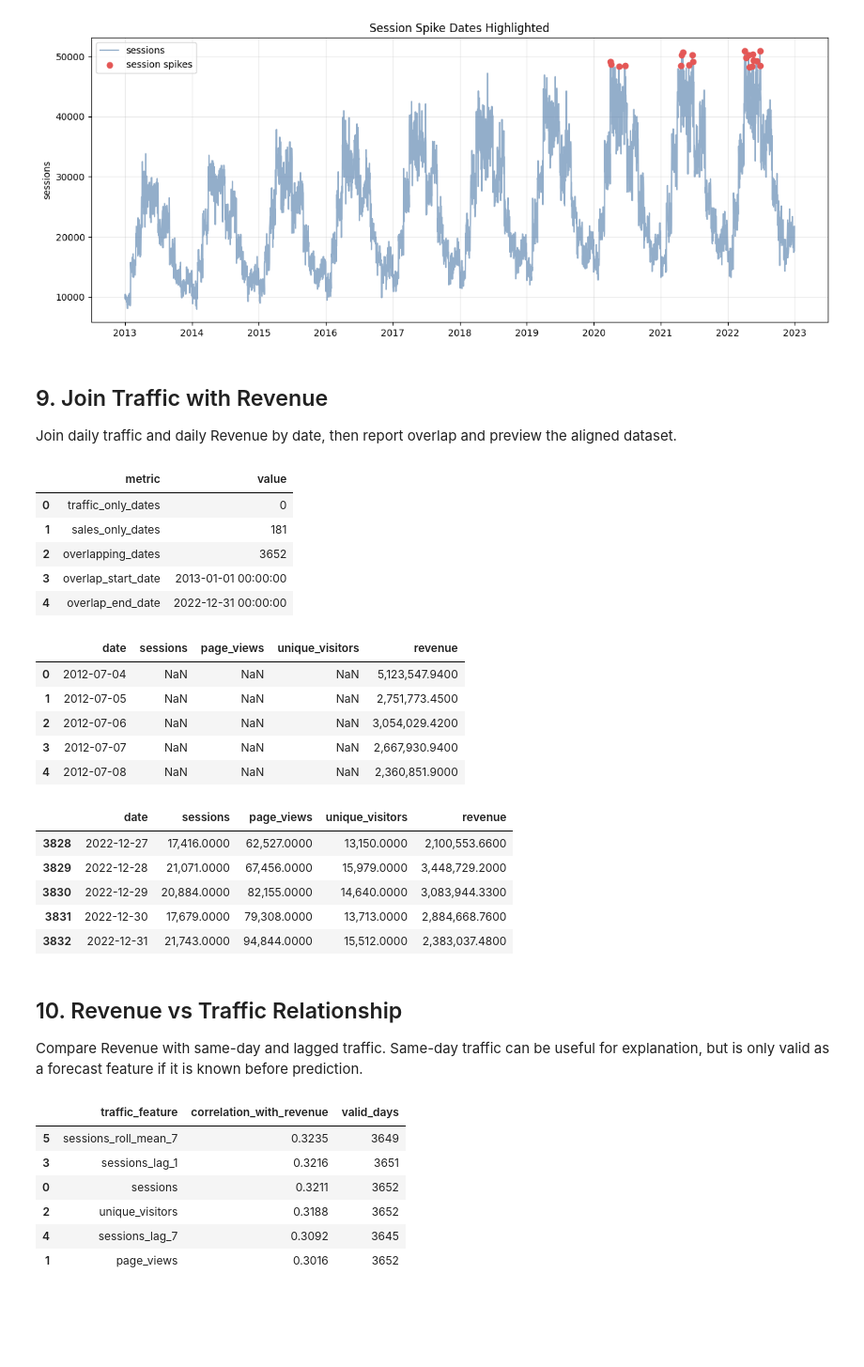
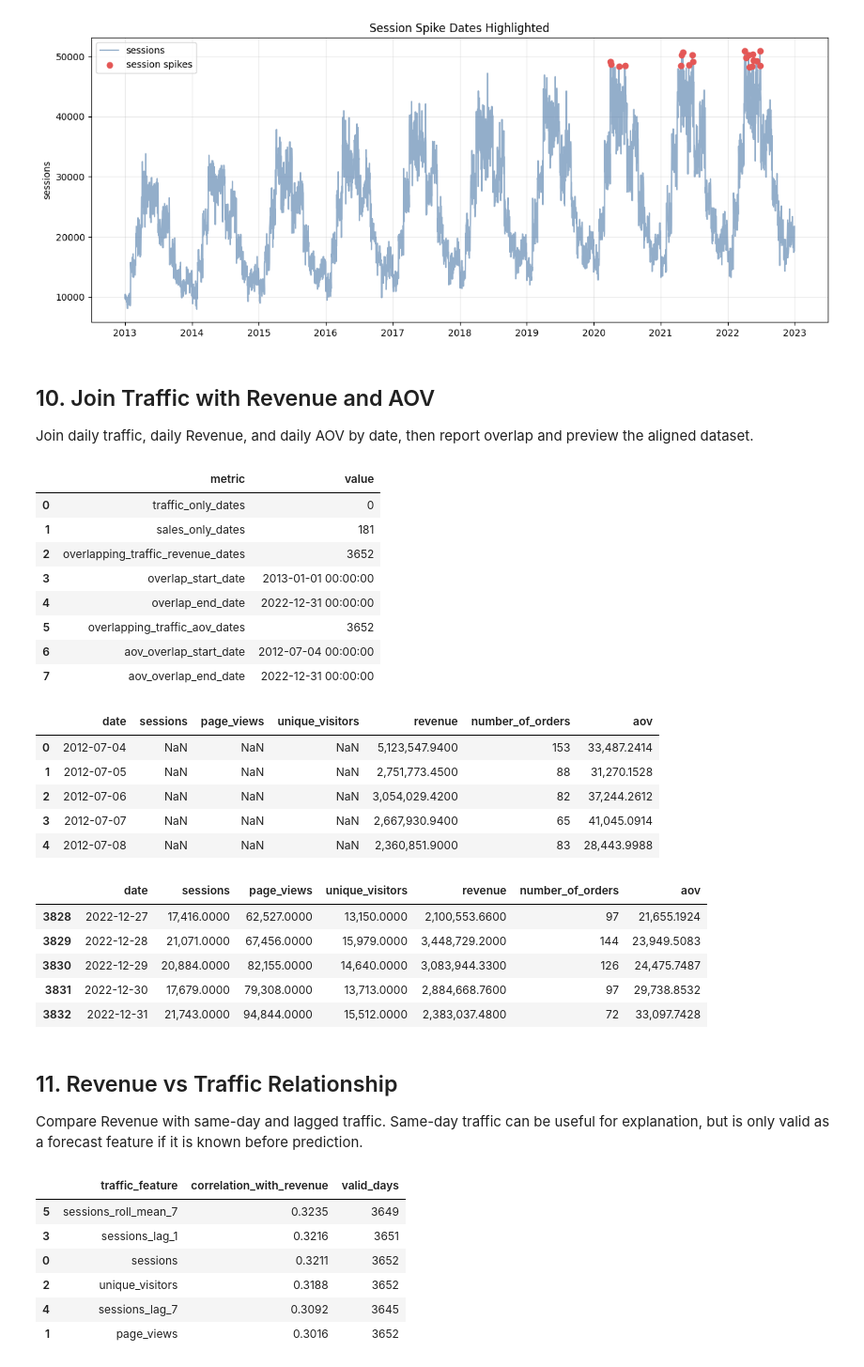
Before and after one commit to thaoanhlehoang/Datathon-2026-Inlier, a Jupyter notebook: ai_eda/eda_24_web_traffic_trend_analysis.ipynb, the cells around one changed output. Shown at 94% size. Cells and saved outputs as stored; diff of their text form; code cells hidden in the pictures; blank space fills up the shorter version.

```diff
--- a/ai_eda/eda_24_web_traffic_trend_analysis.ipynb
+++ b/ai_eda/eda_24_web_traffic_trend_analysis.ipynb
@@ -25,7 +25,7 @@ plt.rcParams['axes.grid'] = True
 plt.rcParams['grid.alpha'] = 0.25
 
 ROOT = Path.cwd()
-FILES = ['web_traffic.csv', 'sales.csv']
+FILES = ['web_traffic.csv', 'sales.csv', 'orders.csv']
 
 def normalize_name(name):
     return re.sub(r'[^a-z0-9]+', '', str(name).strip().lower())
@@ -70,9 +71,10 @@ def safe_read_csv(path, name):
 
 traffic_raw = safe_read_csv(selected_paths.get('web_traffic.csv'), 'web_traffic.csv')
 sales_raw = safe_read_csv(selected_paths.get('sales.csv'), 'sales.csv')
+orders_raw = safe_read_csv(selected_paths.get('orders.csv'), 'orders.csv')
 
 schema_rows = []
-for name, df in [('web_traffic.csv', traffic_raw), ('sales.csv', sales_raw)]:
+for name, df in [('web_traffic.csv', traffic_raw), ('sales.csv', sales_raw), ('orders.csv', orders_raw)]:
     if df is not None:
         schema_rows.append({'file': name, 'rows': len(df), 'columns': len(df.columns), 'column_names': ', '.join(map(str, df.columns))})
 schema_overview = pd.DataFrame(schema_rows)
@@ -162,6 +166,10 @@ if traffic_raw is not None:
 if sales_raw is not None:
     cols['sales_date'] = find_col(sales_raw, ['date', 'sales_date', 'order_date', 'revenue_date'], include_any=['date', 'day'])
     cols['revenue'] = infer_revenue_col(sales_raw)
+if orders_raw is not None:
+    cols['order_date'] = find_col(orders_raw, ['order_date', 'date', 'created_at', 'created_date'], include_any=['orderdate', 'date', 'day'])
+    cols['order_id'] = find_col(orders_raw, ['order_id', 'id', 'transaction_id', 'invoice_id'], include_any=['orderid', 'transactionid', 'invoice'], exclude_any=['date', 'amount', 'revenue', 'price', 'zip'])
+    cols['order_status'] = find_col(orders_raw, ['order_status', 'status', 'state'], include_any=['status', 'state'], exclude_any=['date', 'amount', 'revenue', 'price'])
 
 identified_columns = pd.DataFrame([{'role': k, 'column': v} for k, v in cols.items()])
 display(identified_columns)
@@ -506,51 +603,68 @@ else:
 | 232 | 2021-04-14 | 41868 | 218893 | 33201 | page_views | 218893 | 2.4800 | 0.9866 | ... |
 [figure]
 # %% [markdown]
-## 9. Join Traffic with Revenue
+## 10. Join Traffic with Revenue and AOV
 
-Join daily traffic and daily Revenue by date, then report overlap and preview the aligned dataset.
+Join daily traffic, daily Revenue, and daily AOV by date, then report overlap and preview the aligned dataset.
 # %%
 joined = pd.DataFrame()
 overlap_report = pd.DataFrame()
 if traffic_daily.empty or sales_daily.empty:
     print('Traffic or sales daily data is unavailable; join analysis cannot be computed.')
 else:
     joined = traffic_daily.merge(sales_daily, on='date', how='outer', indicator=True).sort_values('date')
     traffic_only = int((joined['_merge'] == 'left_only').sum())
     sales_only = int((joined['_merge'] == 'right_only').sum())
     overlap = joined[joined['_merge'] == 'both'].copy()
-    overlap_report = pd.DataFrame([
+    overlap_rows = [
         {'metric': 'traffic_only_dates', 'value': traffic_only},
         {'metric': 'sales_only_dates', 'value': sales_only},
-        {'metric': 'overlapping_dates', 'value': len(overlap)},
+        {'metric': 'overlapping_traffic_revenue_dates', 'value': len(overlap)},
         {'metric': 'overlap_start_date', 'value': overlap['date'].min() if not overlap.empty else pd.NaT},
         {'metric': 'overlap_end_date', 'value': overlap['date'].max() if not overlap.empty else pd.NaT},
-    ])
+    ]
+    joined = joined.drop(columns=['_merge'])
+    if not aov_daily.empty:
+        joined = joined.merge(aov_daily[['date', 'number_of_orders', 'aov']], on='date', how='left')
+        aov_overlap = joined.dropna(subset=['aov'])
+        if traffic_metrics:
+            traffic_available = aov_overlap[traffic_metrics].notna().any(axis=1) if all(m in aov_overlap.columns for m in traffic_metrics) else pd.Series(False, index=aov_overlap.index)
+            overlapping_traffic_aov_dates = int(traffic_available.sum())
+        else:
+            overlapping_traffic_aov_dates = 0
+        overlap_rows.extend([
+            {'metric': 'overlapping_traffic_aov_dates', 'value': overlapping_traffic_aov_dates},
+            {'metric': 'aov_overlap_start_date', 'value': aov_overlap['date'].min() if not aov_overlap.empty else pd.NaT},
+            {'metric': 'aov_overlap_end_date', 'value': aov_overlap['date'].max() if not aov_overlap.empty else pd.NaT},
+        ])
+    overlap_report = pd.DataFrame(overlap_rows)
     display(overlap_report)
-    joined = joined.drop(columns=['_merge'])
     display(joined.head())
     display(joined.tail())
 # %% [output]
 |  | metric | value |
 | 0 | traffic_only_dates | 0 |
 | 1 | sales_only_dates | 181 |
-| 2 | overlapping_dates | 3652 |
+| 2 | overlapping_traffic_revenue_dates | 3652 |
 | 3 | overlap_start_date | 2013-01-01 00:00:00 |
 | 4 | overlap_end_date | 2022-12-31 00:00:00 |
+| 5 | overlapping_traffic_aov_dates | 3652 |
+| 6 | aov_overlap_start_date | 2012-07-04 00:00:00 |
+| 7 | aov_overlap_end_date | 2022-12-31 00:00:00 |
-|  | date | sessions | page_views | unique_visitors | revenue |
-| 0 | 2012-07-04 | NaN | NaN | NaN | 5,123,547.9400 |
-| 1 | 2012-07-05 | NaN | NaN | NaN | 2,751,773.4500 |
-| 2 | 2012-07-06 | NaN | NaN | NaN | 3,054,029.4200 |
-| 3 | 2012-07-07 | NaN | NaN | NaN | 2,667,930.9400 |
-| 4 | 2012-07-08 | NaN | NaN | NaN | 2,360,851.9000 |
+|  | date | sessions | page_views | unique_visitors | revenue | number_of_orders | aov |
+| 0 | 2012-07-04 | NaN | NaN | NaN | 5,123,547.9400 | 153 | 33,487.2414 |
+| 1 | 2012-07-05 | NaN | NaN | NaN | 2,751,773.4500 | 88 | 31,270.1528 |
+| 2 | 2012-07-06 | NaN | NaN | NaN | 3,054,029.4200 | 82 | 37,244.2612 |
+| 3 | 2012-07-07 | NaN | NaN | NaN | 2,667,930.9400 | 65 | 41,045.0914 |
+| 4 | 2012-07-08 | NaN | NaN | NaN | 2,360,851.9000 | 83 | 28,443.9988 |
-|  | date | sessions | page_views | unique_visitors | revenue |
-| 3828 | 2022-12-27 | 17,416.0000 | 62,527.0000 | 13,150.0000 | 2,100,553.6600 |
-| 3829 | 2022-12-28 | 21,071.0000 | 67,456.0000 | 15,979.0000 | 3,448,729.2000 |
-| 3830 | 2022-12-29 | 20,884.0000 | 82,155.0000 | 14,640.0000 | 3,083,944.3300 |
-| 3831 | 2022-12-30 | 17,679.0000 | 79,308.0000 | 13,713.0000 | 2,884,668.7600 |
-| 3832 | 2022-12-31 | 21,743.0000 | 94,844.0000 | 15,512.0000 | 2,383,037.4800 |
+|  | date | sessions | page_views | unique_visitors | revenue | number_of_orders | aov |
+| 3828 | 2022-12-27 | 17,416.0000 | 62,527.0000 | 13,150.0000 | 2,100,553.6600 | 97 | 21,655.1924 |
+| 3829 | 2022-12-28 | 21,071.0000 | 67,456.0000 | 15,979.0000 | 3,448,729.2000 | 144 | 23,949.5083 |
+| 3830 | 2022-12-29 | 20,884.0000 | 82,155.0000 | 14,640.0000 | 3,083,944.3300 | 126 | 24,475.7487 |
+| 3831 | 2022-12-30 | 17,679.0000 | 79,308.0000 | 13,713.0000 | 2,884,668.7600 | 97 | 29,738.8532 |
+| 3832 | 2022-12-31 | 21,743.0000 | 94,844.0000 | 15,512.0000 | 2,383,037.4800 | 72 | 33,097.7428 |
 # %% [markdown]
-## 10. Revenue vs Traffic Relationship
+## 11. Revenue vs Traffic Relationship
 
 Compare Revenue with same-day and lagged traffic. Same-day traffic can be useful for explanation, but is only valid as a forecast feature if it is known before prediction.
 # %%
```
Also changed, not shown: parts of 19 cells of this notebook, 39 other files.
